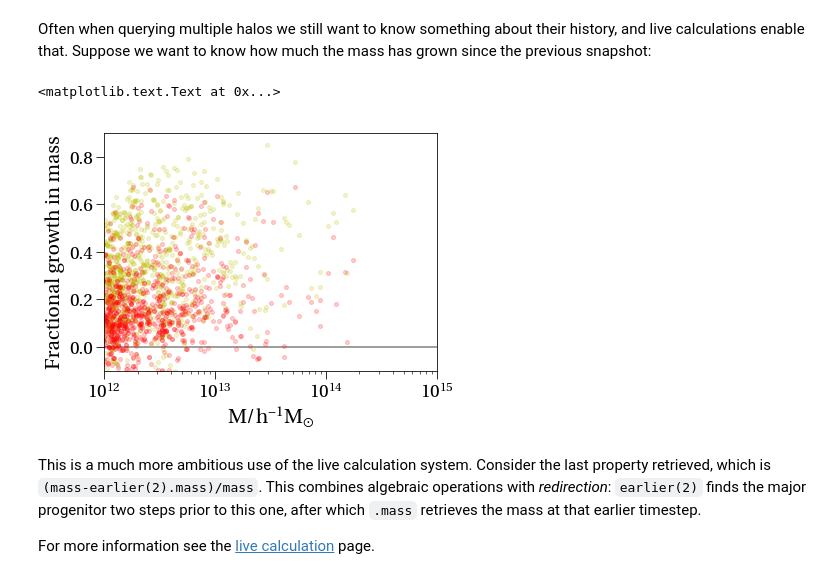
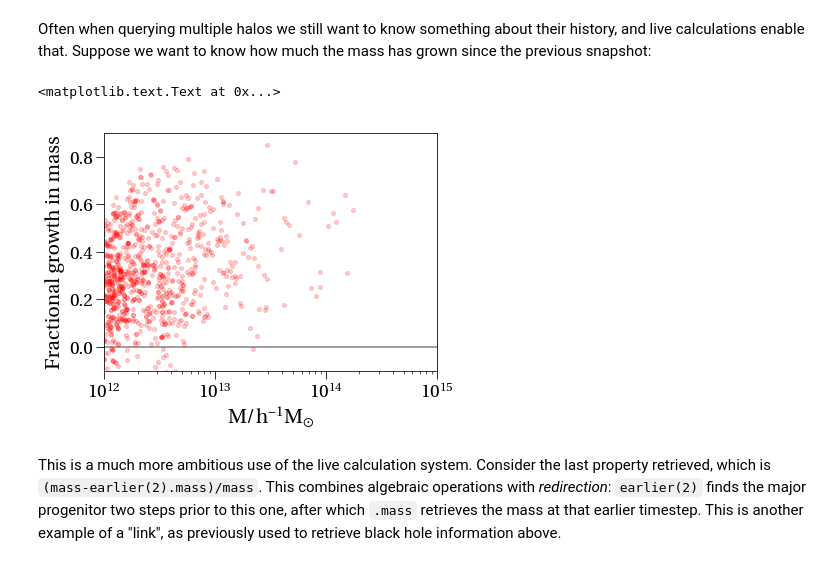
Before and after one commit to pynbody/tangos, a Jupyter notebook: docs/Data exploration with python.ipynb, the cells around one changed output. Drawn from its saved outputs; the diff is of its cells as text; code cells hidden in the pictures.

```diff
--- a/docs/Data exploration with python.ipynb
+++ b/docs/Data exploration with python.ipynb
@@ -115,20 +191,18 @@ p.ylabel(r"$v_{max}/{\rm km s^{-1}}$")
 # %% [markdown]
 Often when querying multiple halos we still want to know something about their history, and live calculations enable that. Suppose we want to know how much the mass has grown since the previous snapshot:
 # %%
-mass, fractional_delta_1, fractional_delta_2 = timestep.calculate_all("mass", "(mass-earlier(1).mass)/mass", "(mass-earlier(2).mass)/mass")
+mass, fractional_delta_2 = timestep.calculate_all("mass",  "(mass-earlier(2).mass)/mass")
 
 p.hlines(0.0,1e10,1e15, colors="gray")
-p.plot(mass*1e10, fractional_delta_2,"y.", alpha=0.2)
-p.plot(mass*1e10, fractional_delta_1,"r.", alpha=0.2)
+p.plot(mass*1e10, fractional_delta_2,"r.", alpha=0.2)
 p.semilogx()
 p.ylim(-0.1,0.9)
 p.xlim(1e12,1e15)
 p.xlabel("$M/h^{-1} M_{\odot}$")
 p.ylabel("Fractional growth in mass")
 # %% [output]
 <matplotlib.text.Text at 0x...>
-[figure, old version]
+[figure, new version]
 # %% [markdown]
-This is a much more ambitious use of the live calculation system. Consider the last property retrieved, which is `(mass-earlier(2).mass)/mass`. This combines algebraic operations with _redirection_: `earlier(2)` finds the major progenitor two steps prior to this one, after which `.mass` retrieves the mass at that earlier timestep.
-
-For more information see the [live calculation](http://pynbody.github.io/tangos/live_calculation.html) page.
+This is a much more ambitious use of the live calculation system. Consider the last property retrieved, which is `(mass-earlier(2).mass)/mass`. This combines algebraic operations with _redirection_: `earlier(2)` finds the major progenitor two steps prior to this one, after which `.mass` retrieves the mass at that earlier timestep. This is another example of a "link", as previously used to retrieve
+black hole information above.
```
Also changed, not shown: parts of 24 cells of this notebook.
